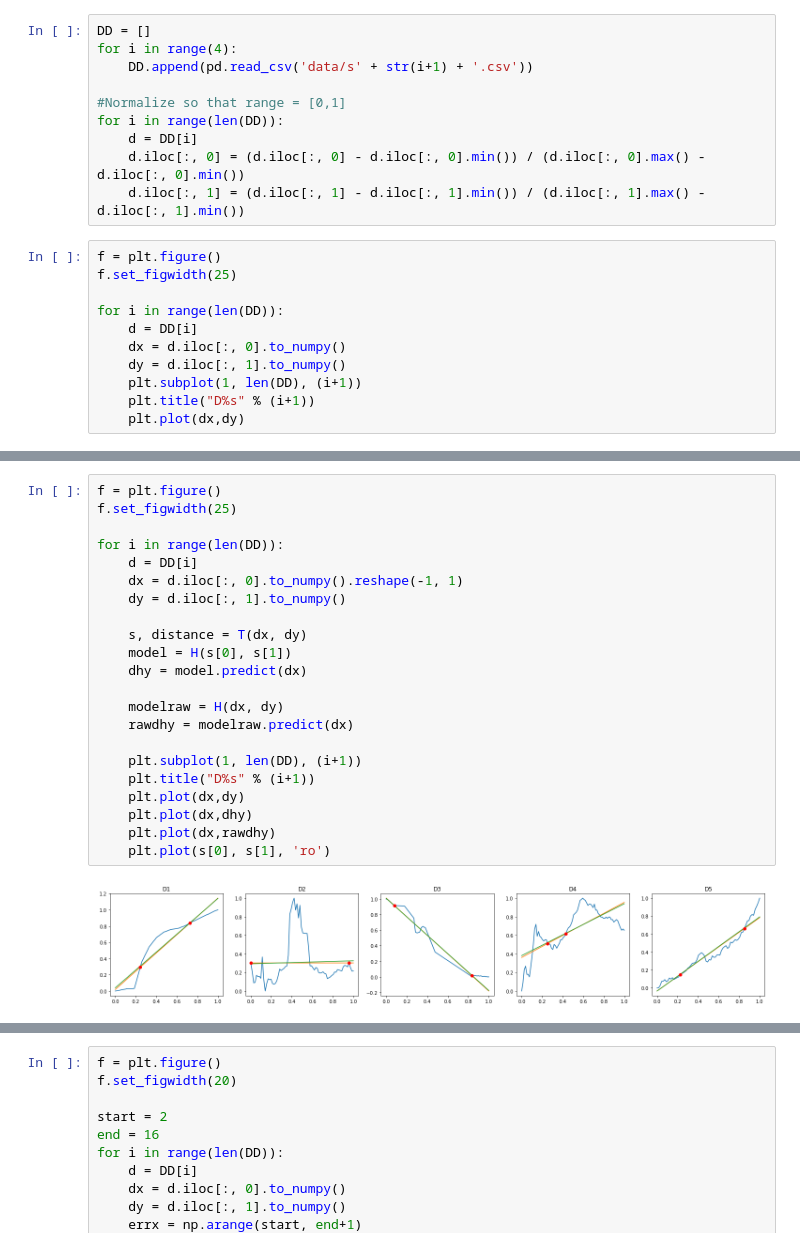
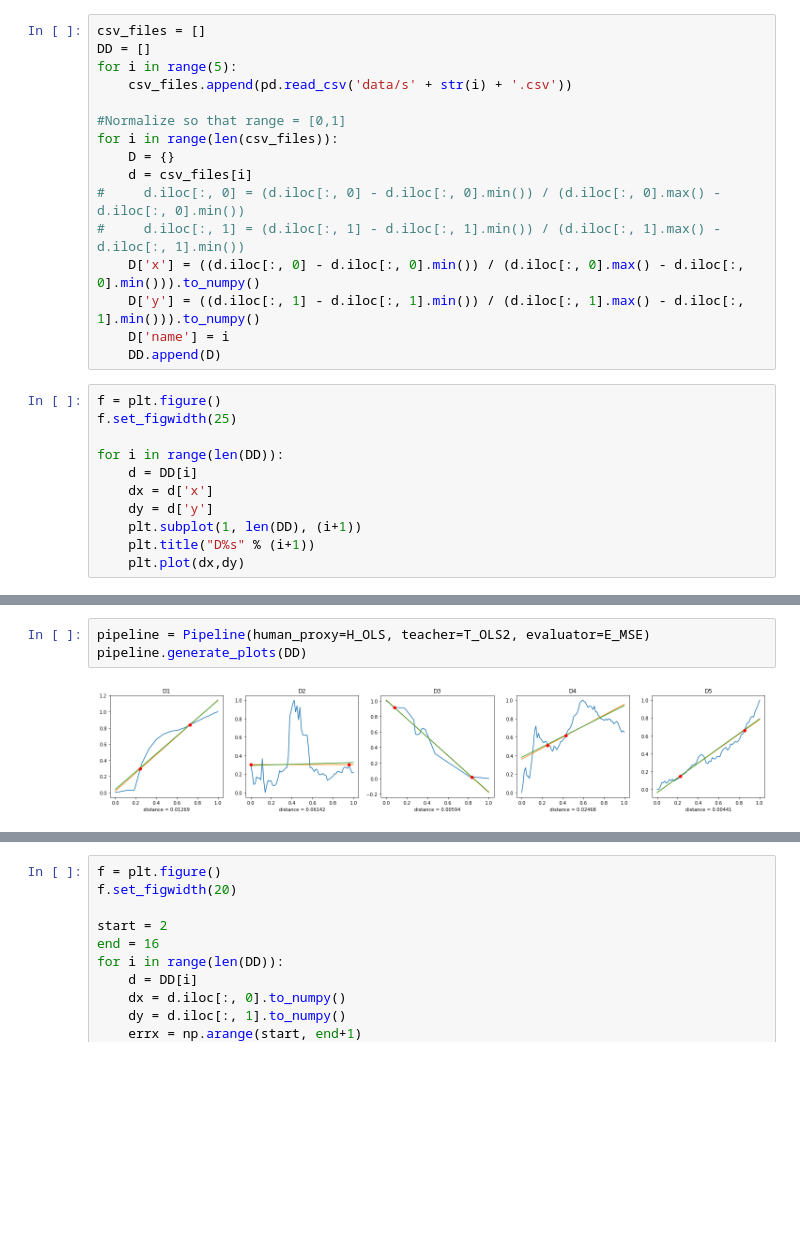
Before and after one commit to captainhoji/viz-sampling-mt, a Jupyter notebook: pipeline.ipynb, the cells around one changed output, grey strips where cells are left out. Saved outputs shown, nothing was run; the diff lists cells and outputs as text; blank space fills up the shorter version.

Commit message:
pipeline lego

```diff
--- a/pipeline.ipynb
+++ b/pipeline.ipynb
@@ -9,23 +10,29 @@ from sklearn.metrics import mean_squared_error
 from sklearn.preprocessing import PolynomialFeatures
 from sklearn.base import BaseEstimator, RegressorMixin
 # %%
+csv_files = []
 DD = []
-for i in range(4):
-    DD.append(pd.read_csv('data/s' + str(i+1) + '.csv'))
+for i in range(5):
+    csv_files.append(pd.read_csv('data/s' + str(i) + '.csv'))
 
 #Normalize so that range = [0,1]
-for i in range(len(DD)):
-    d = DD[i]
-    d.iloc[:, 0] = (d.iloc[:, 0] - d.iloc[:, 0].min()) / (d.iloc[:, 0].max() - d.iloc[:, 0].min())
-    d.iloc[:, 1] = (d.iloc[:, 1] - d.iloc[:, 1].min()) / (d.iloc[:, 1].max() - d.iloc[:, 1].min())
+for i in range(len(csv_files)):
+    D = {}
+    d = csv_files[i]
+#     d.iloc[:, 0] = (d.iloc[:, 0] - d.iloc[:, 0].min()) / (d.iloc[:, 0].max() - d.iloc[:, 0].min())
+#     d.iloc[:, 1] = (d.iloc[:, 1] - d.iloc[:, 1].min()) / (d.iloc[:, 1].max() - d.iloc[:, 1].min())
+    D['x'] = ((d.iloc[:, 0] - d.iloc[:, 0].min()) / (d.iloc[:, 0].max() - d.iloc[:, 0].min())).to_numpy()
+    D['y'] = ((d.iloc[:, 1] - d.iloc[:, 1].min()) / (d.iloc[:, 1].max() - d.iloc[:, 1].min())).to_numpy()
+    D['name'] = i
+    DD.append(D)
 # %%
 f = plt.figure()
 f.set_figwidth(25)
 
 for i in range(len(DD)):
     d = DD[i]
-    dx = d.iloc[:, 0].to_numpy()
-    dy = d.iloc[:, 1].to_numpy()
+    dx = d['x']
+    dy = d['y']
     plt.subplot(1, len(DD), (i+1))
     plt.title("D%s" % (i+1))
     plt.plot(dx,dy)
@@ -56,26 +130,7 @@ def T(x, y):
     return minS, minDist
 # %%
-f = plt.figure()
-f.set_figwidth(25)
-
-for i in range(len(DD)):
-    d = DD[i]
-    dx = d.iloc[:, 0].to_numpy().reshape(-1, 1)
-    dy = d.iloc[:, 1].to_numpy()
-
-    s, distance = T(dx, dy)
-    model = H(s[0], s[1])
-    dhy = model.predict(dx)
-
-    modelraw = H(dx, dy)
-    rawdhy = modelraw.predict(dx)
-
-    plt.subplot(1, len(DD), (i+1))
-    plt.title("D%s" % (i+1))
-    plt.plot(dx,dy)
-    plt.plot(dx,dhy)
-    plt.plot(dx,rawdhy)
-    plt.plot(s[0], s[1], 'ro')
+pipeline = Pipeline(human_proxy=H_OLS, teacher=T_OLS2, evaluator=E_MSE)
+pipeline.generate_plots(DD)
 # %% [output]
-[figure, old version]
+[figure, new version]
 # %%
```
Also changed, not shown: parts of 11 cells of this notebook, 11 other files.
